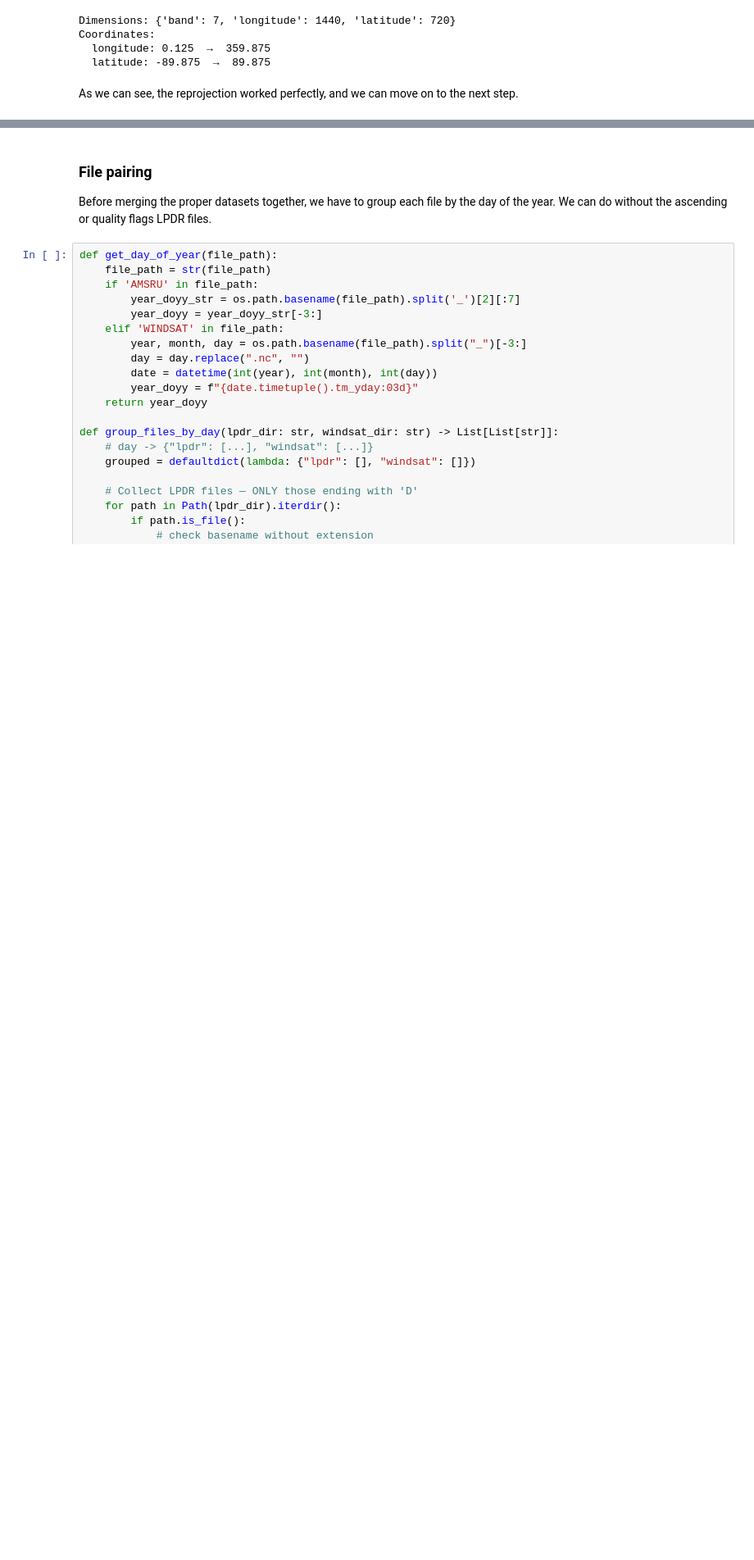
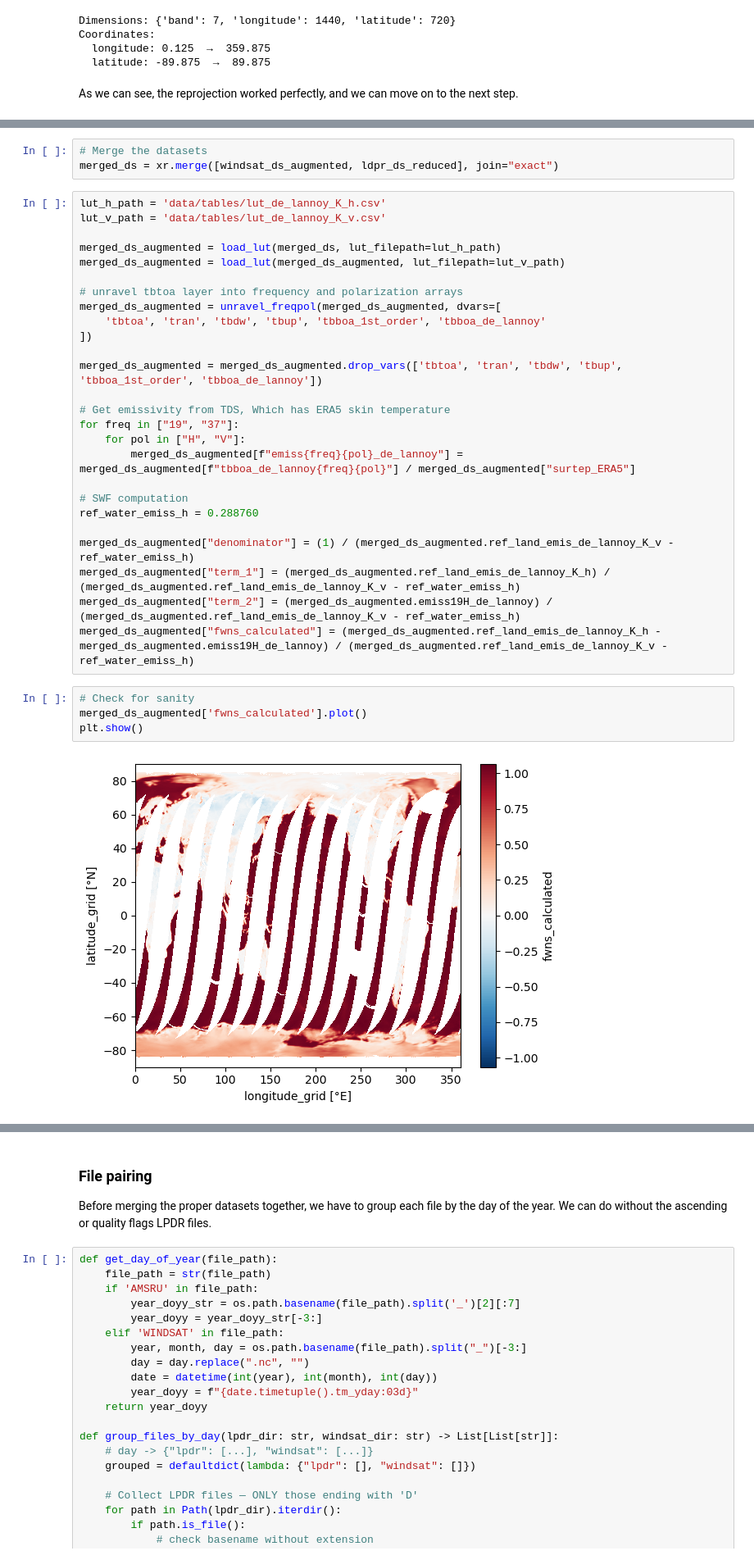
Before and after one commit to marcvem2AED/ML-framework-for-SWF-retrieval, a Jupyter notebook: Data_preprocessing.ipynb, the cells around one changed output, grey strips where cells are left out. Shown at 82% size. Cells and saved outputs as stored; diff of their text form; blank space fills up the shorter version.

```diff
--- a/Data_preprocessing.ipynb
+++ b/Data_preprocessing.ipynb
@@ -398,0 +681,35 @@ This is the data we'll keep of every type.
+# %%
+# Merge the datasets
+merged_ds = xr.merge([windsat_ds_augmented, ldpr_ds_reduced], join="exact")
+# %%
+lut_h_path = 'data/tables/lut_de_lannoy_K_h.csv'
+lut_v_path = 'data/tables/lut_de_lannoy_K_v.csv'
+
+merged_ds_augmented = load_lut(merged_ds, lut_filepath=lut_h_path)
+merged_ds_augmented = load_lut(merged_ds_augmented, lut_filepath=lut_v_path)
+
+# unravel tbtoa layer into frequency and polarization arrays
+merged_ds_augmented = unravel_freqpol(merged_ds_augmented, dvars=[
+    'tbtoa', 'tran', 'tbdw', 'tbup', 'tbboa_1st_order', 'tbboa_de_lannoy'
+])
+
+merged_ds_augmented = merged_ds_augmented.drop_vars(['tbtoa', 'tran', 'tbdw', 'tbup', 'tbboa_1st_order', 'tbboa_de_lannoy'])
+
+# Get emissivity from TDS, Which has ERA5 skin temperature
+for freq in ["19", "37"]:
+    for pol in ["H", "V"]:
+        merged_ds_augmented[f"emiss{freq}{pol}_de_lannoy"] = merged_ds_augmented[f"tbboa_de_lannoy{freq}{pol}"] / merged_ds_augmented["surtep_ERA5"]
+
+# SWF computation
+ref_water_emiss_h = 0.288760
+
+merged_ds_augmented["denominator"] = (1) / (merged_ds_augmented.ref_land_emis_de_lannoy_K_v - ref_water_emiss_h)
+merged_ds_augmented["term_1"] = (merged_ds_augmented.ref_land_emis_de_lannoy_K_h) / (merged_ds_augmented.ref_land_emis_de_lannoy_K_v - ref_water_emiss_h)
+merged_ds_augmented["term_2"] = (merged_ds_augmented.emiss19H_de_lannoy) / (merged_ds_augmented.ref_land_emis_de_lannoy_K_v - ref_water_emiss_h)
+merged_ds_augmented["fwns_calculated"] = (merged_ds_augmented.ref_land_emis_de_lannoy_K_h - merged_ds_augmented.emiss19H_de_lannoy) / (merged_ds_augmented.ref_land_emis_de_lannoy_K_v - ref_water_emiss_h)
+# %%
+# Check for sanity
+merged_ds_augmented['fwns_calculated'].plot()
+plt.show()
+# %% [output]
+[figure, added]
```
Also changed, not shown: parts of 29 cells of this notebook, 8 other files.
